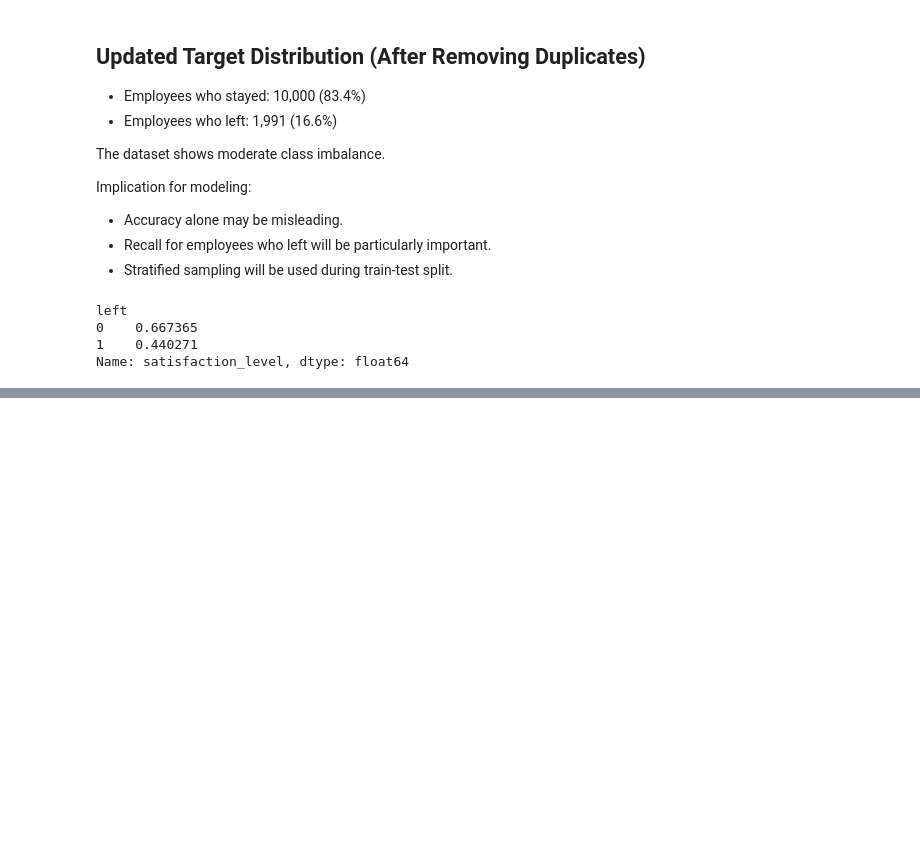
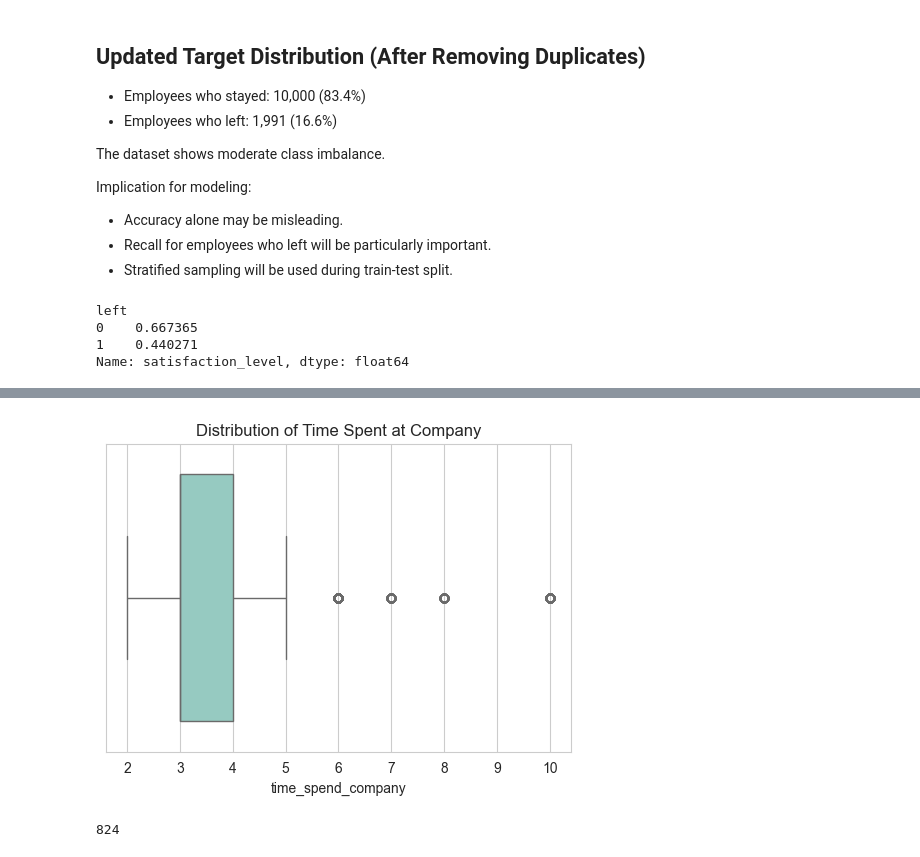
Before and after one commit to Aarushi-1604/gada-capstone-project, a Jupyter notebook: notebooks/employee_turnover_analysis.ipynb, the cells around one changed output, grey strips where cells are left out. Cells and saved outputs as stored; diff of their text form; code cells hidden in the pictures; blank space fills up the shorter version.

```diff
--- a/notebooks/employee_turnover_analysis.ipynb
+++ b/notebooks/employee_turnover_analysis.ipynb
@@ -206,0 +218,26 @@ Name: satisfaction_level, dtype: float64
+# %%
+# Visualizing distribution of time spent at company to detect outliers
+plt.figure(figsize=(6,4))
+sns.boxplot(x=df["time_spend_company"])
+plt.title("Distribution of Time Spent at Company")
+plt.show()
+# %% [output]
+[figure, added]
+# %%
+# Calculating IQR for time_spend_company
+Q1 = df["time_spend_company"].quantile(0.25)
+Q3 = df["time_spend_company"].quantile(0.75)
+IQR = Q3 - Q1
+
+# Defining lower and upper bounds for outlier detection
+lower_bound = Q1 - 1.5 * IQR
+upper_bound = Q3 + 1.5 * IQR
+
+#Identifying outliers
+
+outliers = df[(df["time_spend_company"] < lower_bound) |
+              (df["time_spend_company"] > upper_bound)]
+
+len(outliers)
+# %% [output]
+824
```
Also changed, not shown: parts of 37 cells of this notebook.
